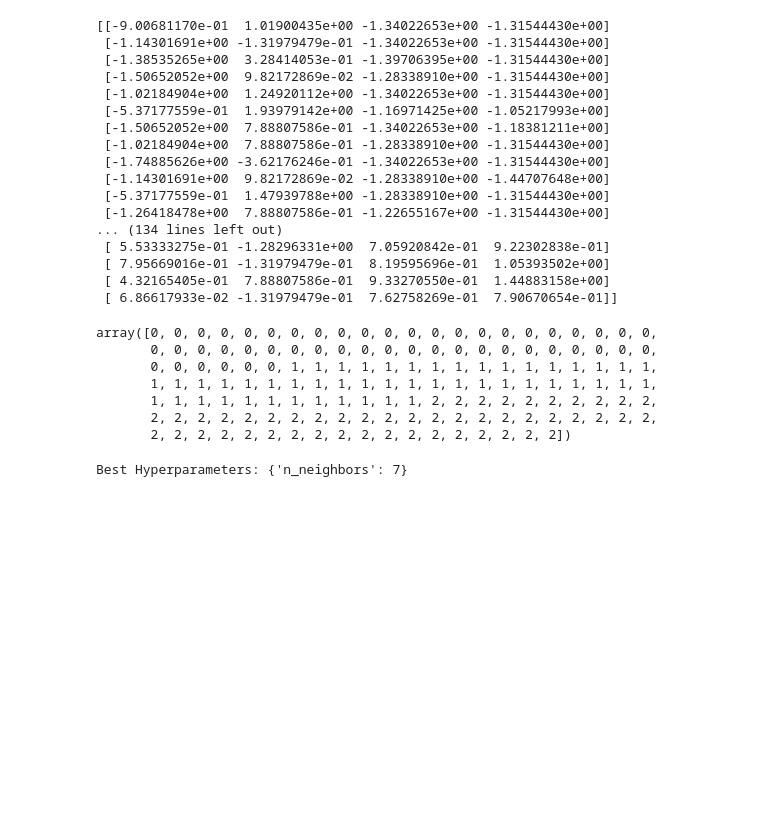
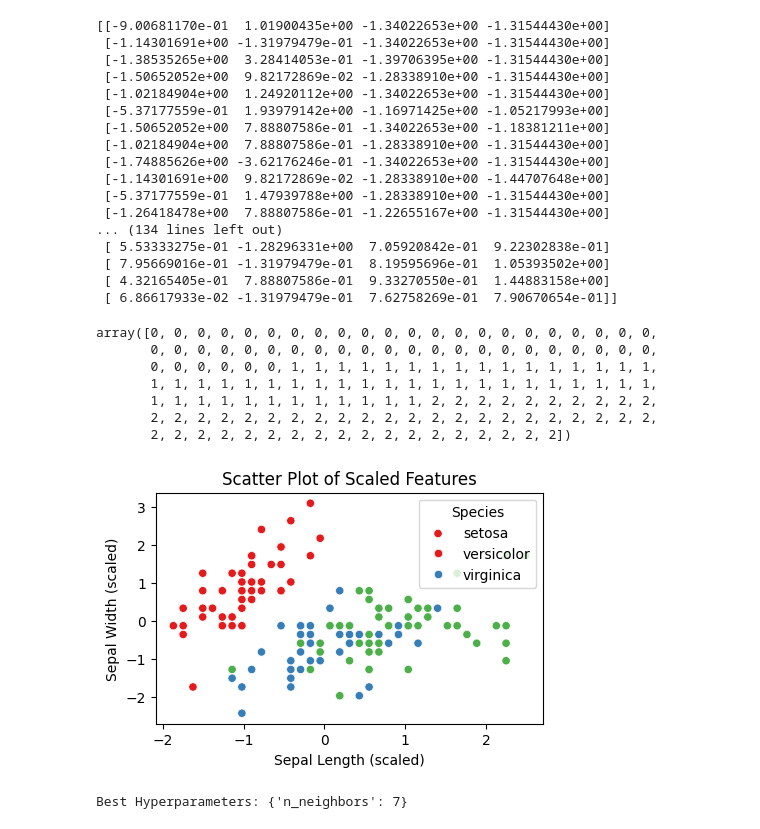
Before and after one commit to Ankit-dads/Linear-Regression, a Jupyter notebook: knn_classifier.ipynb, the cells around one changed output. Saved outputs shown, nothing was run; the diff lists cells and outputs as text; code cells hidden in the pictures; blank space fills up the shorter version.

Commit message:
update scatter plot

```diff
--- a/knn_classifier.ipynb
+++ b/knn_classifier.ipynb
@@ -60,6 +60,16 @@ array([0, 0, 0, 0, 0, 0, 0, 0, 0, 0, 0, 0, 0, 0, 0, 0, 0, 0, 0, 0, 0, 0,
        1, 1, 1, 1, 1, 1, 1, 1, 1, 1, 1, 1, 2, 2, 2, 2, 2, 2, 2, 2, 2, 2,
        2, 2, 2, 2, 2, 2, 2, 2, 2, 2, 2, 2, 2, 2, 2, 2, 2, 2, 2, 2, 2, 2,
        2, 2, 2, 2, 2, 2, 2, 2, 2, 2, 2, 2, 2, 2, 2, 2, 2, 2])
+# %%
+fig = plt.figure(figsize=(5, 3))
+sns.scatterplot(x=x_scaled[:, 0], y=x_scaled[:, 1], hue=y_encoded, palette="Set1")
+plt.title("Scatter Plot of Scaled Features")
+plt.xlabel("Sepal Length (scaled)")
+plt.ylabel("Sepal Width (scaled)")
+plt.legend(title="Species", labels=le.classes_)
+plt.show()
+# %% [output]
+[figure, added]
 # %%
 from sklearn.model_selection import train_test_split
 x_train,x_test,y_train,y_test = train_test_split(x_scaled,y_encoded,test_size=0.2, random_state=24)
```
